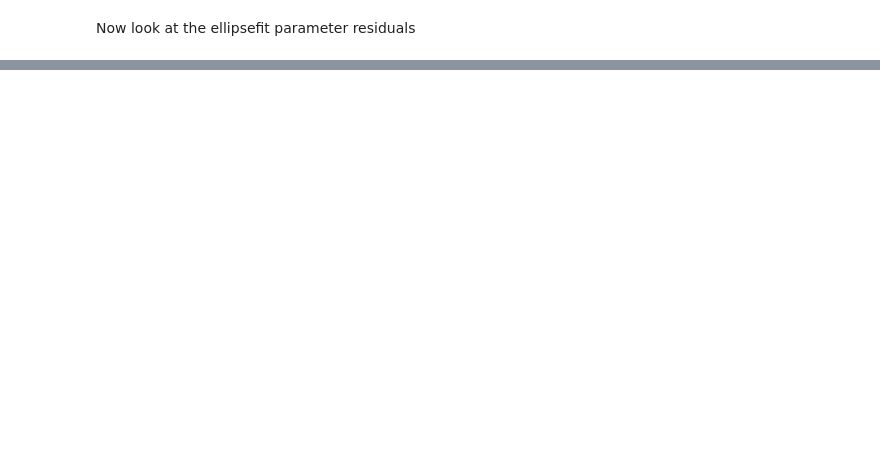
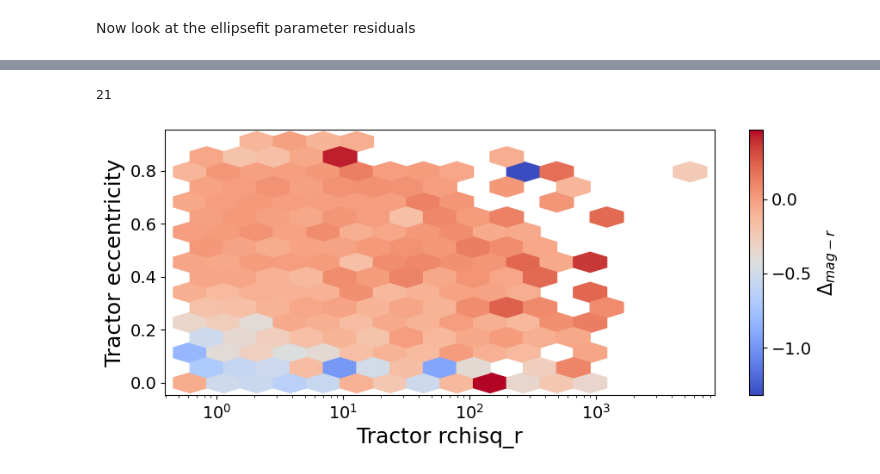
Before and after one commit to mattkwiecien/legacyhalos, a Jupyter notebook: science/sv3/sv3_mag_subsample_comparison.ipynb, the cells around one changed output, grey strips where cells are left out. Drawn from its saved outputs; the diff is of its cells as text; code cells hidden in the pictures; blank space fills up the shorter version.

```diff
--- a/science/sv3/sv3_mag_subsample_comparison.ipynb
+++ b/science/sv3/sv3_mag_subsample_comparison.ipynb
@@ -379,0 +394,4 @@ for ec in ellipse_cols:
+# %%
+print(len(col_permutations))
+# %% [output]
+21
@@ -379,0 +431,16 @@ for ec in ellipse_cols:
+# %%
+# nea_r, eccentricity
+
+trac_col_x = 'rchisq_r'
+
+fig, (ax0) = plt.subplots(ncols=1, sharey=True, figsize=(9, 4))
+hb = plt.hexbin(tractor['rchisq_r'], e, C=delta_mag_r, xscale='log', gridsize=15, cmap='coolwarm')
+
+cb = fig.colorbar(hb, ax=ax0)
+cb.set_label(r'$\Delta_{mag-r}$', fontsize=16)
+ax0.set_xlabel(f'Tractor {trac_col_x}', fontsize=18)
+ax0.set_ylabel(f'Tractor eccentricity', fontsize=18)
+fig.tight_layout()
+fig.savefig(figure_path+f'2d_tractor_eccentricity_{trac_col_x}_residuals.png')
+# %% [output]
+[figure, added]
```
Also changed, not shown: parts of 33 cells of this notebook.
